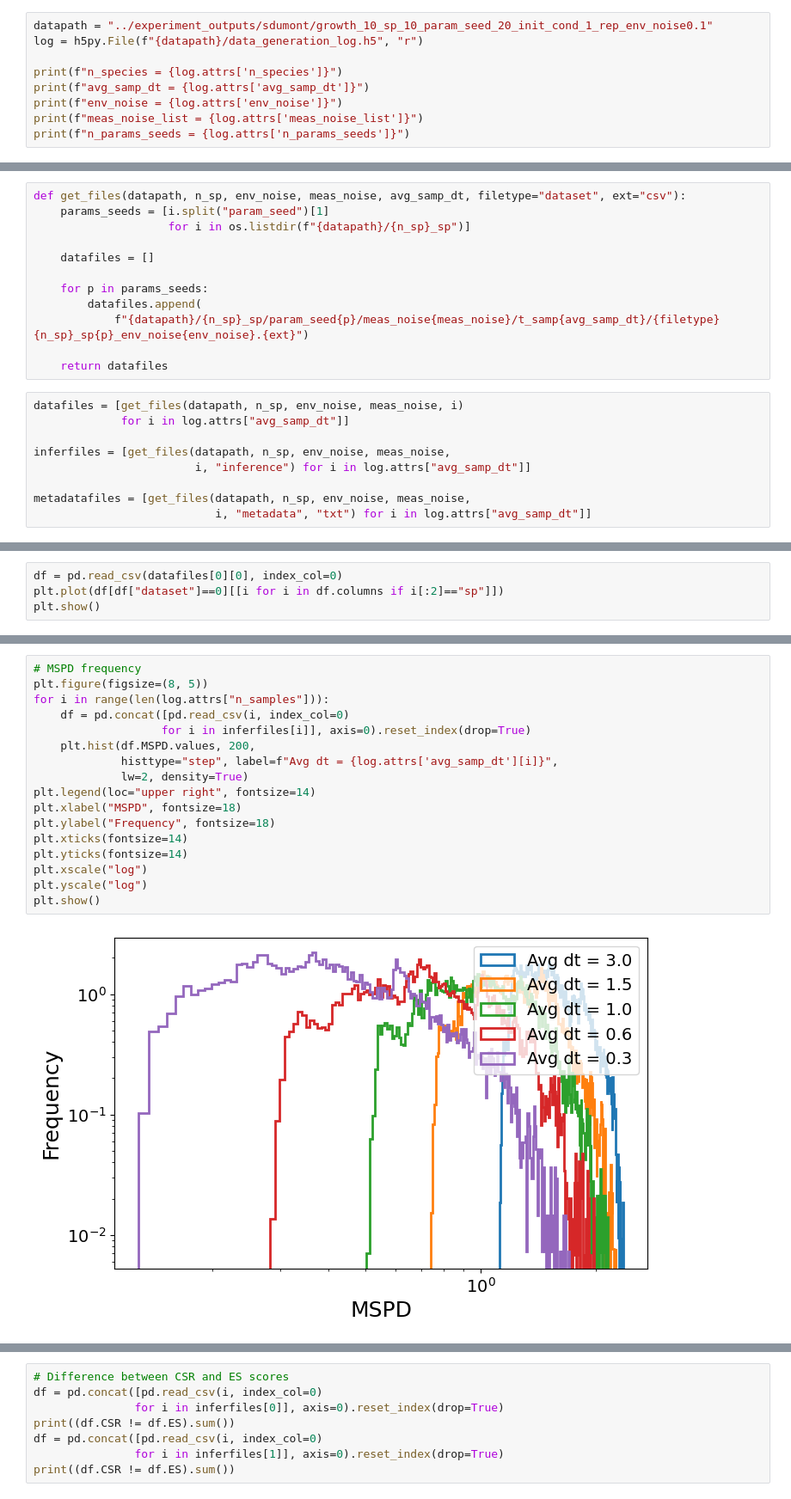
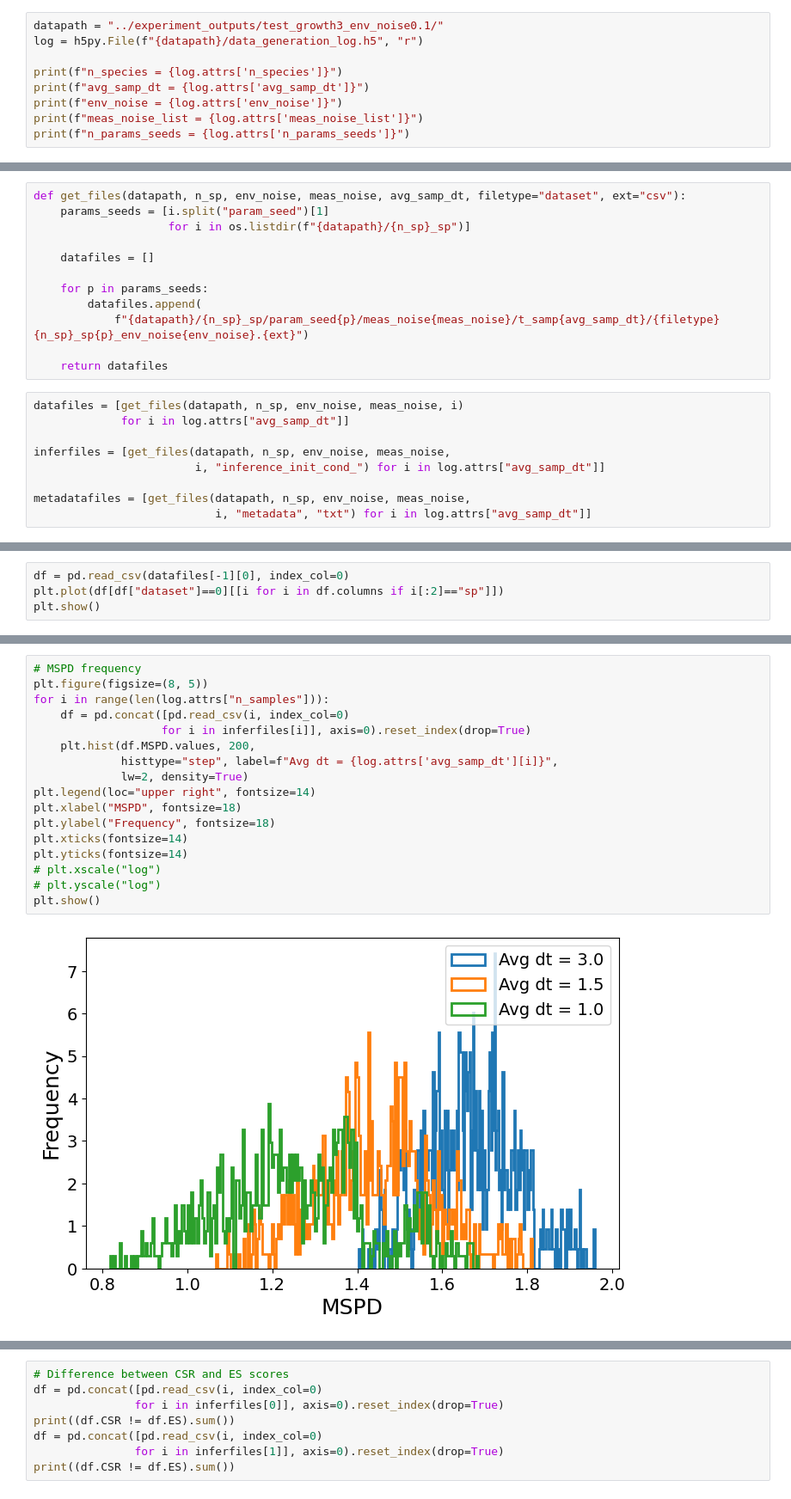
Before and after one commit to joaovaleriano/gLV_OED, a Jupyter notebook: notebooks/analysis_all_growth2.ipynb, the cells around one changed output, grey strips where cells are left out. Shown at 86% size. Saved outputs shown, nothing was run; the diff lists cells and outputs as text.

```diff
--- a/notebooks/analysis_all_growth2.ipynb
+++ b/notebooks/analysis_all_growth2.ipynb
@@ -23,7 +23,7 @@ def natural_sort(l):
                                    for c in re.split('([0-9]+)', key)]
     return sorted(l, key=alphanum_key)
 # %%
-datapath = "../experiment_outputs/sdumont/growth_10_sp_10_param_seed_20_init_cond_1_rep_env_noise0.1"
+datapath = "../experiment_outputs/test_growth3_env_noise0.1/"
 log = h5py.File(f"{datapath}/data_generation_log.h5", "r")
 
 print(f"n_species = {log.attrs['n_species']}")
@@ -62,7 +62,7 @@ datafiles = [get_files(datapath, n_sp, env_noise, meas_noise, i)
              for i in log.attrs["avg_samp_dt"]]
 
 inferfiles = [get_files(datapath, n_sp, env_noise, meas_noise,
-                        i, "inference") for i in log.attrs["avg_samp_dt"]]
+                        i, "inference_init_cond_") for i in log.attrs["avg_samp_dt"]]
 
 metadatafiles = [get_files(datapath, n_sp, env_noise, meas_noise,
                            i, "metadata", "txt") for i in log.attrs["avg_samp_dt"]]
@@ -83,5 +83,5 @@ Amounts of measurement noise: [0.   0.05 0.1 ]
 # %%
-df = pd.read_csv(datafiles[0][0], index_col=0)
+df = pd.read_csv(datafiles[-1][0], index_col=0)
 plt.plot(df[df["dataset"]==0][[i for i in df.columns if i[:2]=="sp"]])
 plt.show()
 # %% [output]
@@ -89,22 +93,22 @@ plt.show()
 # %%
 # MSPD frequency
 plt.figure(figsize=(8, 5))
 for i in range(len(log.attrs["n_samples"])):
     df = pd.concat([pd.read_csv(i, index_col=0)
                    for i in inferfiles[i]], axis=0).reset_index(drop=True)
     plt.hist(df.MSPD.values, 200,
              histtype="step", label=f"Avg dt = {log.attrs['avg_samp_dt'][i]}",
              lw=2, density=True)
 plt.legend(loc="upper right", fontsize=14)
 plt.xlabel("MSPD", fontsize=18)
 plt.ylabel("Frequency", fontsize=18)
 plt.xticks(fontsize=14)
 plt.yticks(fontsize=14)
-plt.xscale("log")
-plt.yscale("log")
+# plt.xscale("log")
+# plt.yscale("log")
 plt.show()
 # %% [output]
-[figure, old version]
+[figure, new version]
 # %%
 # CSR frequency over n_tpoints
 
```
Also changed, not shown: parts of 9 cells of this notebook, 4 other files.
